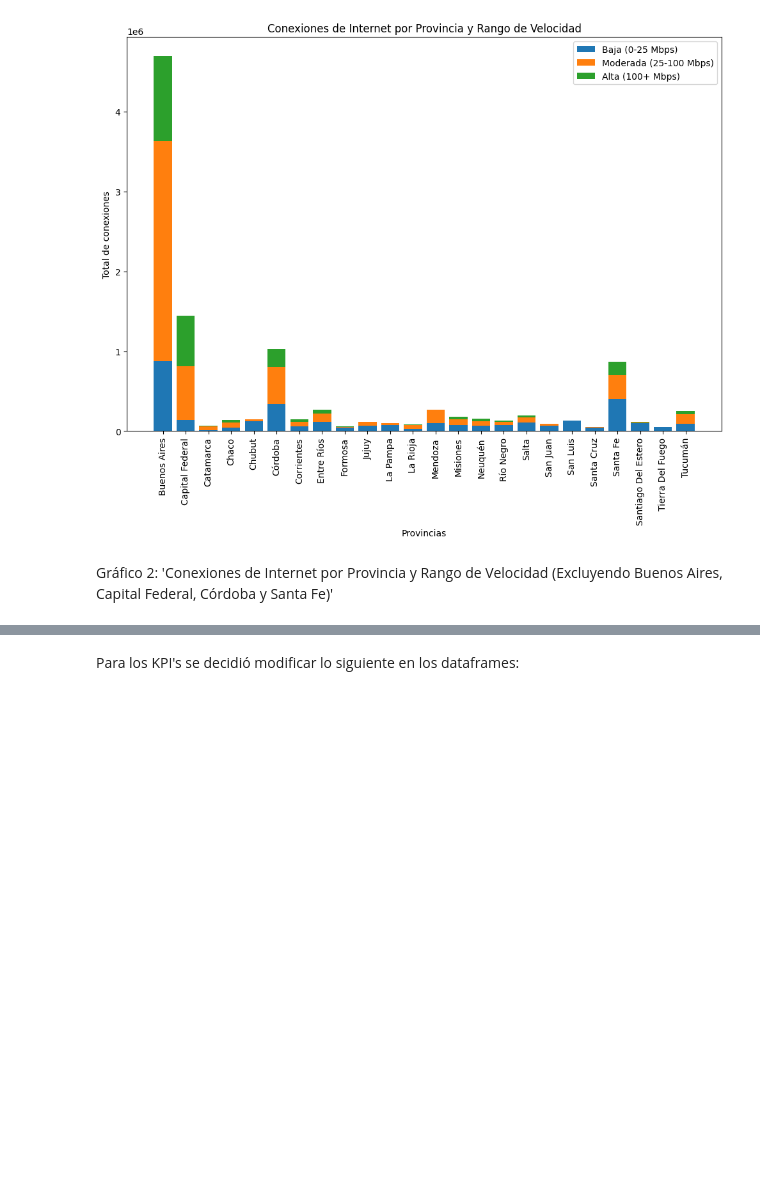
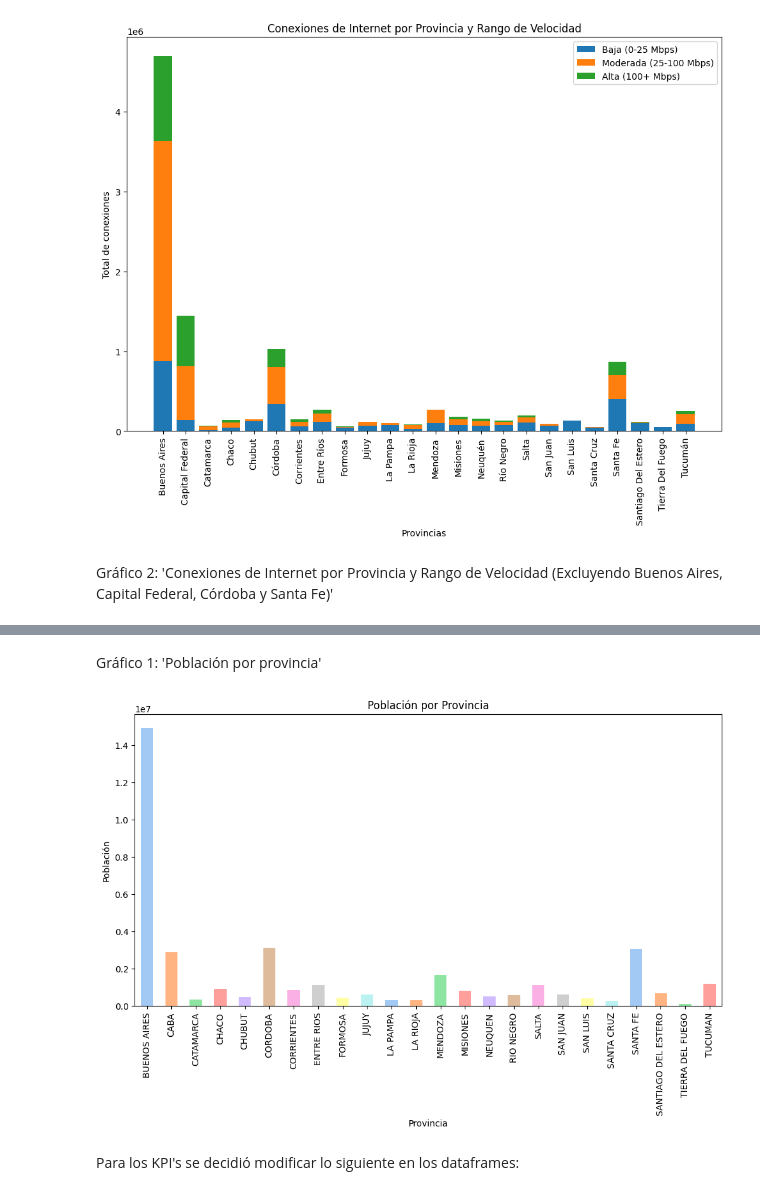
Before and after one commit to KEVINC2017/PI-DA, a Jupyter notebook: EDA.ipynb, the cells around one changed output, grey strips where cells are left out. Cells and saved outputs as stored; diff of their text form; code cells hidden in the pictures; blank space fills up the shorter version.

Commit message:
new file:   Dashboard PI-DA.pbix 	modified:   EDA.ipynb 	modified:   Readme.md 	new file:   images/Poblacion por Provincia.png

```diff
--- a/EDA.ipynb
+++ b/EDA.ipynb
@@ -1102,3 +1119,18 @@ plt.show()
+# %% [markdown]
+Gráfico 1: 'Población por provincia'
+# %%
+#Se agrupa por provincia la población
+poblacion_por_provincia = df_conectividad_internet_localidades.groupby('Provincia')['Población'].sum()
+
+#Se crea un gráfico de barras para visualizar la población por provincia
+plt.figure(figsize=(12, 6))
+poblacion_por_provincia.plot(kind='bar', color= sns.color_palette('pastel'))
+plt.title('Población por Provincia')
+plt.xlabel('Provincia')
+plt.ylabel('Población')
+plt.show()
+# %% [output]
+[figure, added]
 # %% [markdown]
 Para los KPI's se decidió modificar lo siguiente en los dataframes:
 # %%
```
Also changed, not shown: parts of 6 cells of this notebook, 3 other files.
